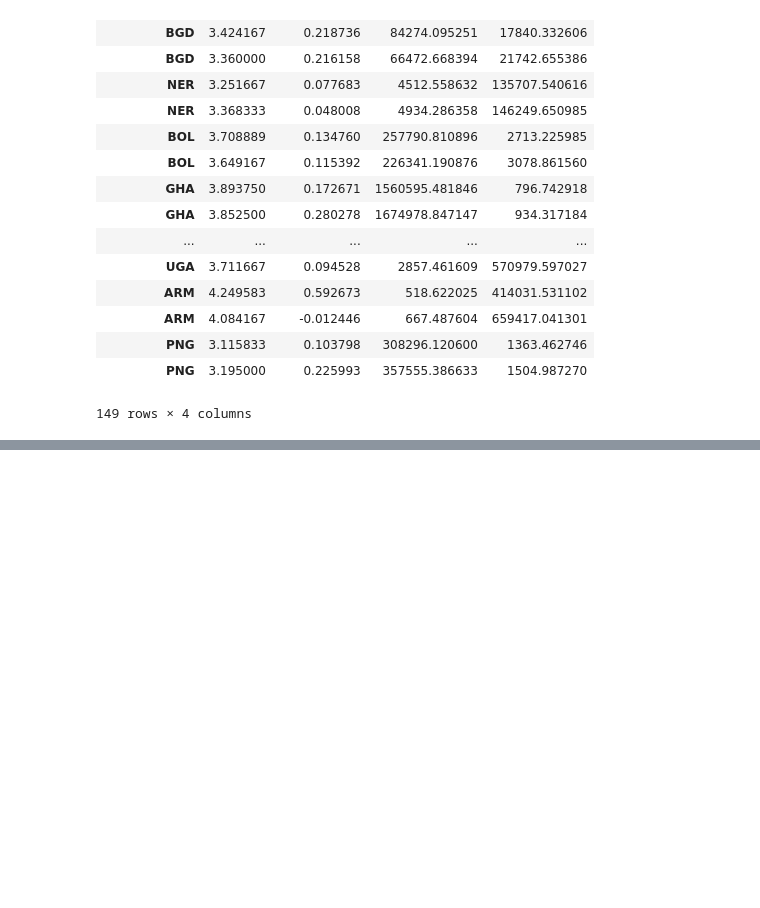
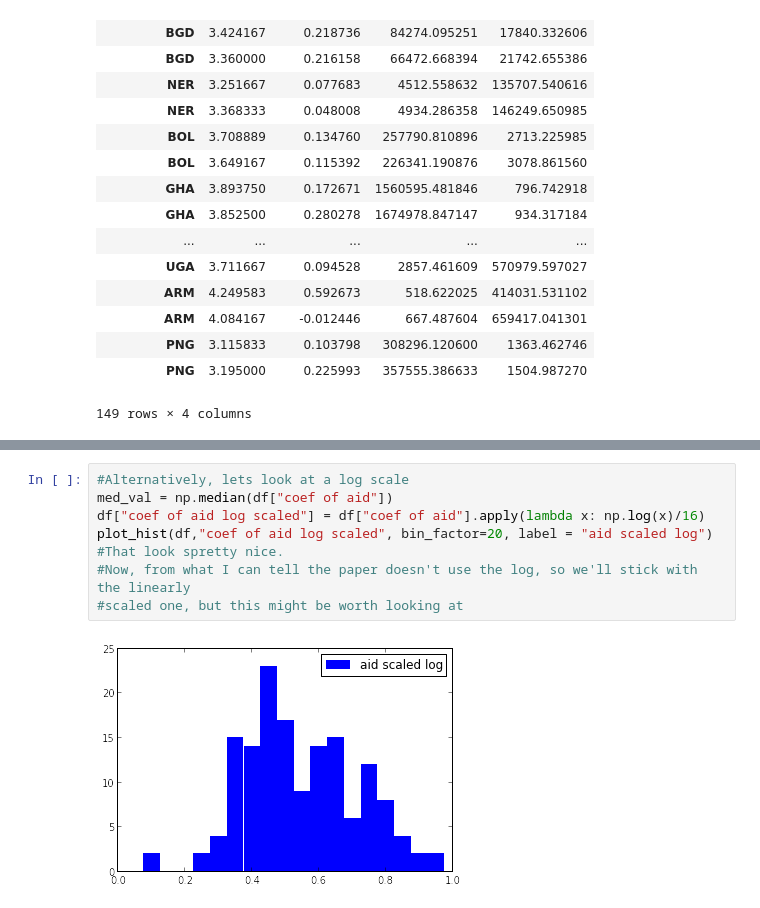
Before and after one commit to rachelboy/RAD, a Jupyter notebook: RAD_table_2.ipynb, the cells around one changed output, grey strips where cells are left out. Drawn from its saved outputs; the diff is of its cells as text; blank space fills up the shorter version.

```diff
--- a/RAD_table_2.ipynb
+++ b/RAD_table_2.ipynb
@@ -221,0 +255,10 @@ tp.Pmf(pmf) #:(((((((( SAAAAAADDDDD
+# %%
+#Alternatively, lets look at a log scale
+med_val = np.median(df["coef of aid"])
+df["coef of aid log scaled"] = df["coef of aid"].apply(lambda x: np.log(x)/16)
+plot_hist(df,"coef of aid log scaled", bin_factor=20, label = "aid scaled log")
+#That look spretty nice.
+#Now, from what I can tell the paper doesn't use the log, so we'll stick with the linearly
+#scaled one, but this might be worth looking at
+# %% [output]
+[figure, added]
```
Also changed, not shown: parts of 11 cells of this notebook.
